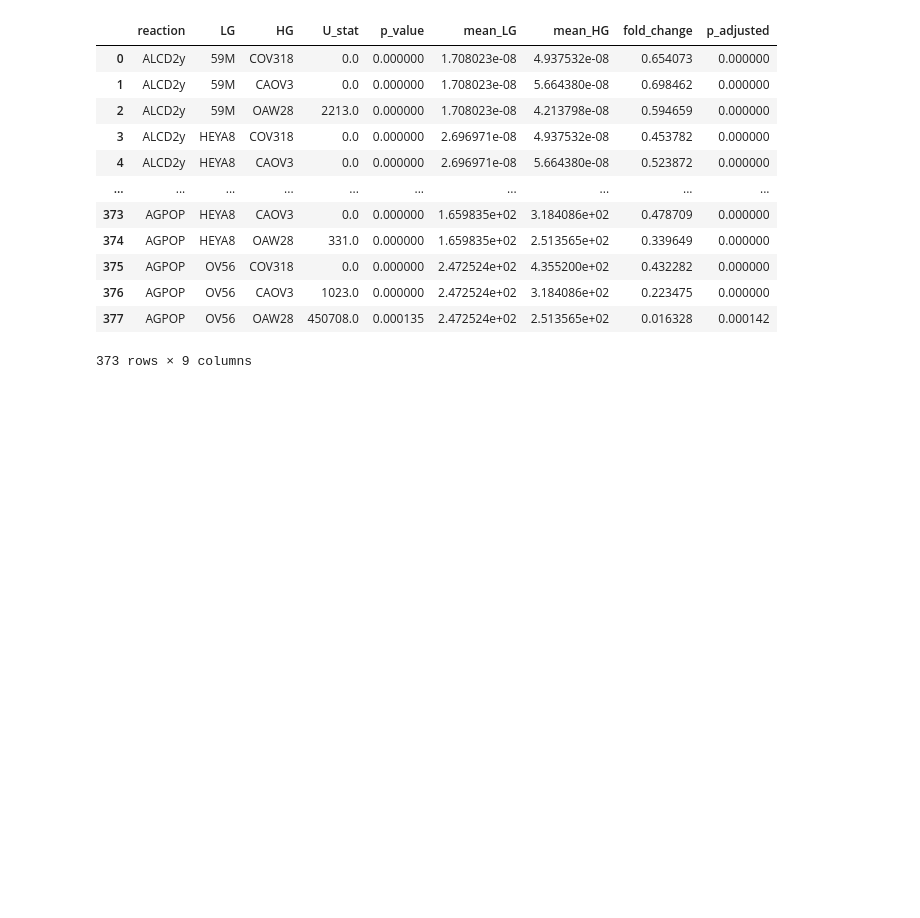
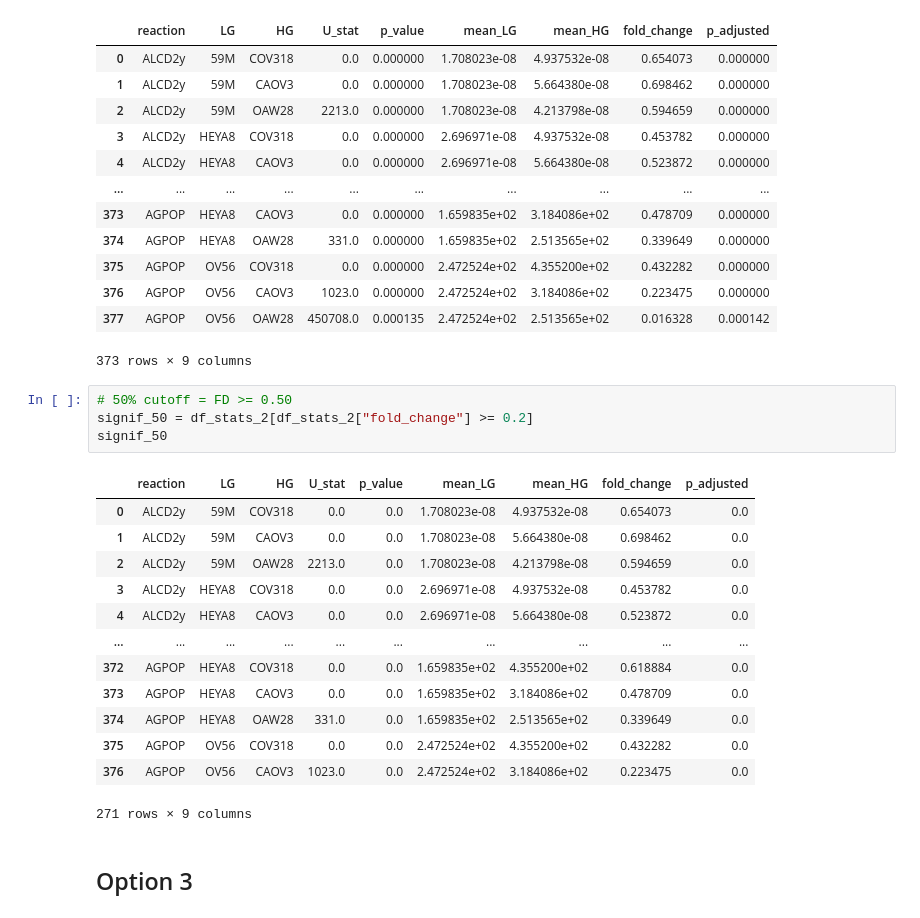
Before and after one commit to MishkaNastia/Ovarian-Cancer, a Jupyter notebook: flux_composition_anastasia.ipynb, the cells around one changed output. Drawn from its saved outputs; the diff is of its cells as text; blank space fills up the shorter version.

Commit message:
two fold change methods implemented

```diff
--- a/flux_composition_anastasia.ipynb
+++ b/flux_composition_anastasia.ipynb
@@ -354,3 +354,23 @@ signif
 | 376 | AGPOP | OV56 | CAOV3 | 1023.0 | 0.000000 | 2.472524e+02 | 3.184086e+02 | 0.223475 | 0.000000 |
 | 377 | AGPOP | OV56 | OAW28 | 450708.0 | 0.000135 | 2.472524e+02 | 2.513565e+02 | 0.016328 | 0.000142 |
 373 rows × 9 columns
+# %%
+# 50% cutoff = FD >= 0.50
+signif_50 = df_stats_2[df_stats_2["fold_change"] >= 0.2]
+signif_50
+# %% [output]
+|  | reaction | LG | HG | U_stat | p_value | mean_LG | mean_HG | fold_change | p_adjusted |
+| 0 | ALCD2y | 59M | COV318 | 0.0 | 0.0 | 1.708023e-08 | 4.937532e-08 | 0.654073 | 0.0 |
+| 1 | ALCD2y | 59M | CAOV3 | 0.0 | 0.0 | 1.708023e-08 | 5.664380e-08 | 0.698462 | 0.0 |
+| 2 | ALCD2y | 59M | OAW28 | 2213.0 | 0.0 | 1.708023e-08 | 4.213798e-08 | 0.594659 | 0.0 |
+| 3 | ALCD2y | HEYA8 | COV318 | 0.0 | 0.0 | 2.696971e-08 | 4.937532e-08 | 0.453782 | 0.0 |
+| 4 | ALCD2y | HEYA8 | CAOV3 | 0.0 | 0.0 | 2.696971e-08 | 5.664380e-08 | 0.523872 | 0.0 |
+| ... | ... | ... | ... | ... | ... | ... | ... | ... | ... |
+| 372 | AGPOP | HEYA8 | COV318 | 0.0 | 0.0 | 1.659835e+02 | 4.355200e+02 | 0.618884 | 0.0 |
+| 373 | AGPOP | HEYA8 | CAOV3 | 0.0 | 0.0 | 1.659835e+02 | 3.184086e+02 | 0.478709 | 0.0 |
+| 374 | AGPOP | HEYA8 | OAW28 | 331.0 | 0.0 | 1.659835e+02 | 2.513565e+02 | 0.339649 | 0.0 |
+| 375 | AGPOP | OV56 | COV318 | 0.0 | 0.0 | 2.472524e+02 | 4.355200e+02 | 0.432282 | 0.0 |
+| 376 | AGPOP | OV56 | CAOV3 | 1023.0 | 0.0 | 2.472524e+02 | 3.184086e+02 | 0.223475 | 0.0 |
+271 rows × 9 columns
+# %% [markdown]
+## Option 3
```
Also changed, not shown: parts of 4 cells of this notebook.
